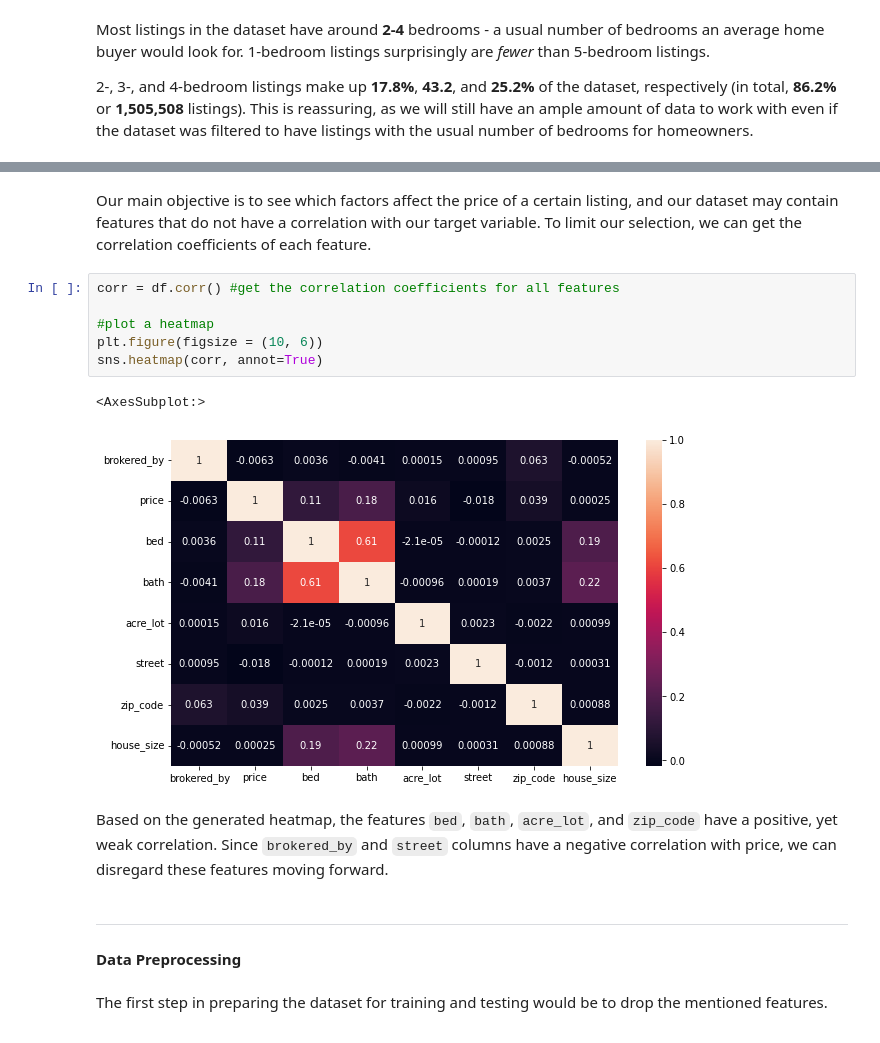
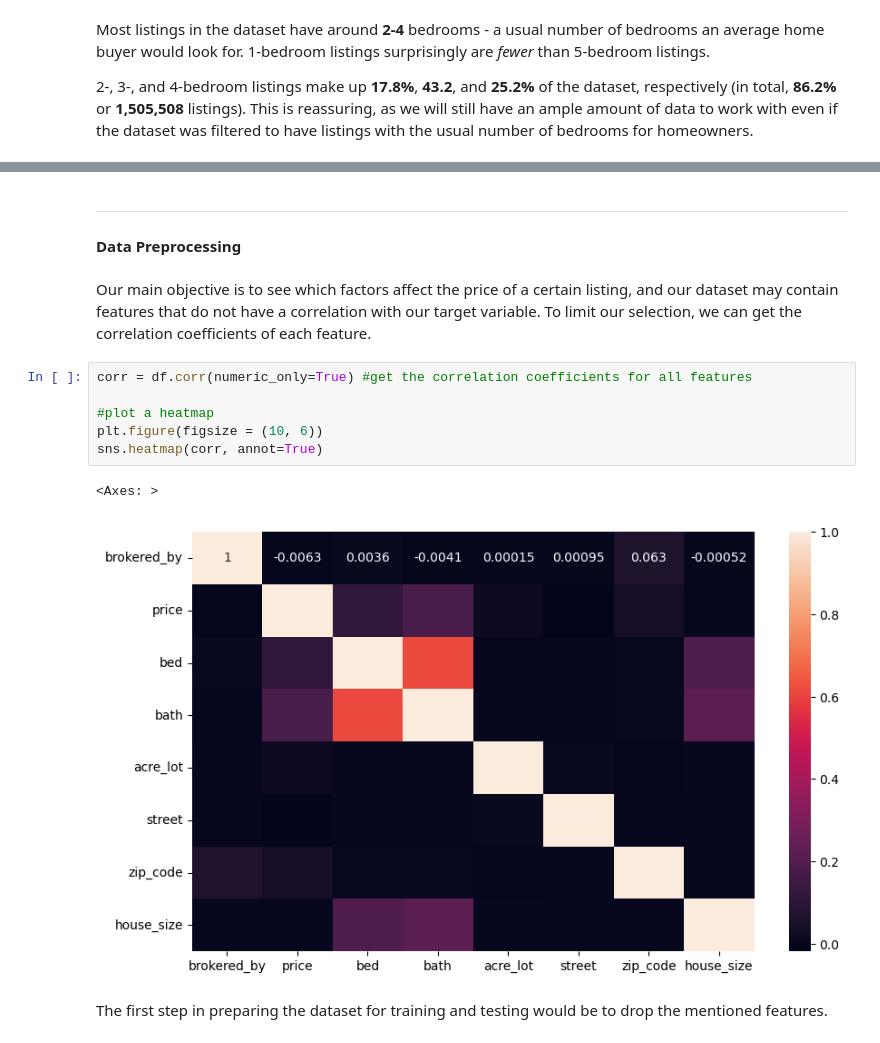
Before and after one commit to R3NZ3L/DATA103_FinalProject, a Jupyter notebook: FinalProject.ipynb, the cells around one changed output, grey strips where cells are left out. Drawn from its saved outputs; the diff is of its cells as text.

```diff
--- a/FinalProject.ipynb
+++ b/FinalProject.ipynb
@@ -238,19 +235,17 @@ Most listings in the dataset have around **2-4** bedrooms - a usual number of be
-# %% [markdown]
-Our main objective is to see which factors affect the price of a certain listing, and our dataset may contain features that do not have a correlation with our target variable. To limit our selection, we can get the correlation coefficients of each feature.
-# %%
-corr = df.corr() #get the correlation coefficients for all features
-
-#plot a heatmap
-plt.figure(figsize = (10, 6))
-sns.heatmap(corr, annot=True)
-# %% [output]
-<AxesSubplot:>
-[figure, removed]
-# %% [markdown]
-Based on the generated heatmap, the features `bed`, `bath`, `acre_lot`, and `zip_code` have a positive, yet weak correlation. Since `brokered_by` and `street` columns have a negative correlation with price, we can disregard these features moving forward.
 # %% [markdown]
 ---
 #### Data Preprocessing
+# %% [markdown]
+Our main objective is to see which factors affect the price of a certain listing, and our dataset may contain features that do not have a correlation with our target variable. To limit our selection, we can get the correlation coefficients of each feature.
+# %%
+corr = df.corr(numeric_only=True) #get the correlation coefficients for all features
+
+#plot a heatmap
+plt.figure(figsize = (10, 6))
+sns.heatmap(corr, annot=True)
+# %% [output]
+<Axes: >
+[figure, added]
 # %% [markdown]
 The first step in preparing the dataset for training and testing would be to drop the mentioned features.
 # %%
```
Also changed, not shown: parts of 15 cells of this notebook, 1 other file.
